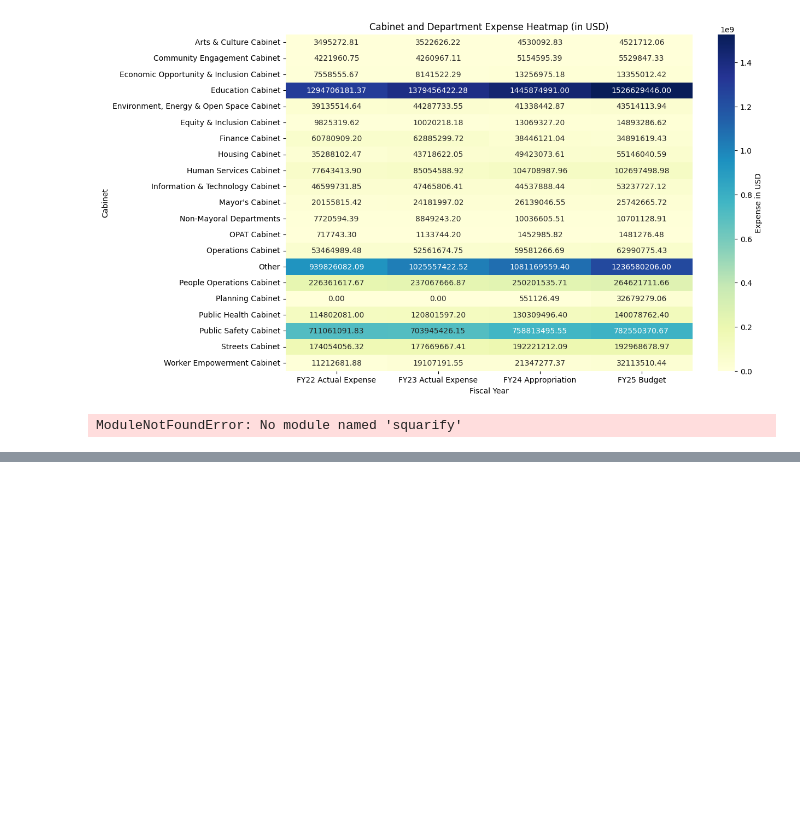
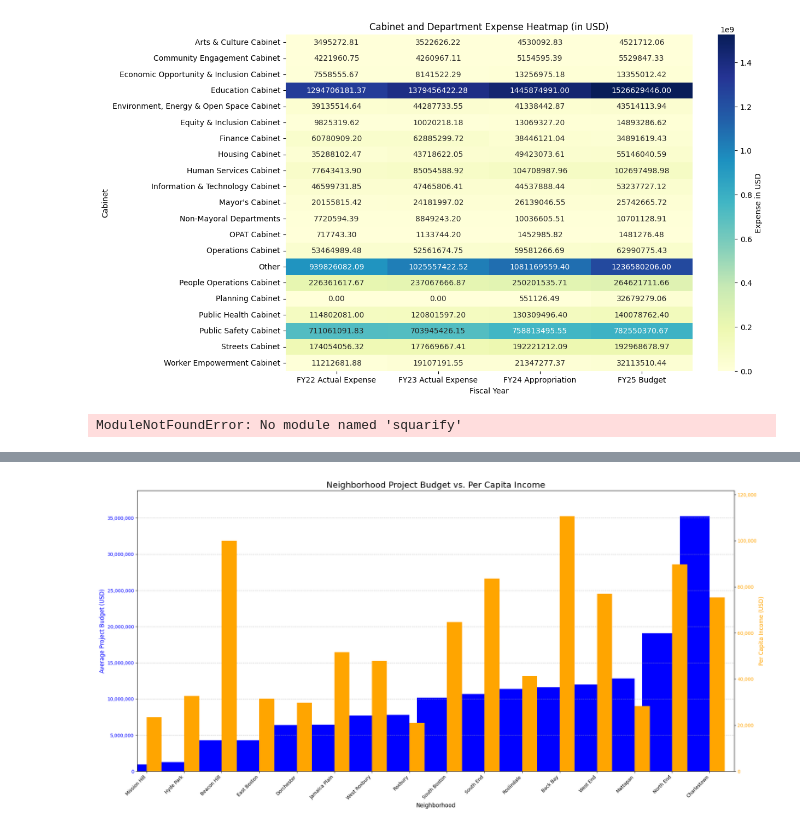
Before and after one commit to arionct/Boston-City-Budget, a Jupyter notebook: visualization.ipynb, the cells around one changed output, grey strips where cells are left out. Drawn from its saved outputs; the diff is of its cells as text; code cells hidden in the pictures; blank space fills up the shorter version.

```diff
--- a/visualization.ipynb
+++ b/visualization.ipynb
@@ -306,0 +326,65 @@ print(neighborhood_budg.apply(lambda x: f"{x:,.2f}")) #Formats float to two deci
+# %%
+# Load and clean neighborhood income data
+npi = pd.read_csv('./data/2015-2019_neighborhood_tables_2021.12.21.csv')
+npi.columns = ['Neighborhood', 'Total Population', 'Income', 'Per Capita Income']
+npi = npi[['Neighborhood', 'Total Population', 'Income', 'Per Capita Income']].dropna()
+npi = npi.iloc[3:].reset_index(drop=True)
+npi['Total Population'] = npi['Total Population'].str.replace(',', '').astype(int)
+npi['Income'] = npi['Income'].str.replace(',', '').str.replace('$', '').astype(float)
+npi['Per Capita Income'] = npi['Per Capita Income'].str.replace(',', '').str.replace('$', '').astype(float)
+
+# Load and calculate neighborhood budget data
+
+
+# Merge the two datasets
+combined_df = pd.DataFrame({
+    'Project Budget': neighborhood_budg,
+    'Per Capita Income': npi.set_index('Neighborhood')['Per Capita Income']
+}).dropna()  # Ensure no NaN values
+
+# Sort by Project Budget in ascending order
+combined_df = combined_df.sort_values(by='Project Budget', ascending=True)
+
+# Create figure and bar chart with dual y-axis
+fig, ax1 = plt.subplots(figsize=(20, 10))  # Increase width for more spacing
+
+# Plot Project Budget on primary y-axis
+combined_df['Project Budget'].plot(kind='bar', color='blue', ax=ax1, width=0.8, position=1)
+ax1.set_ylabel('Average Project Budget (USD)', fontsize=12, color='blue')
+ax1.tick_params(axis='y', labelcolor='blue')
+ax1.set_ylim(0, combined_df['Project Budget'].max() * 1.1)
+ax1.grid(axis='y', linestyle='--', alpha=0.7)
+
+# Create secondary y-axis for Per Capita Income
+ax2 = ax1.twinx()
+combined_df['Per Capita Income'].plot(kind='bar', color='orange', ax=ax2, width=0.4, position=0)
+ax2.set_ylabel('Per Capita Income (USD)', fontsize=12, color='orange')
+ax2.tick_params(axis='y', labelcolor='orange')
+ax2.set_ylim(0, combined_df['Per Capita Income'].max() * 1.1)
+
+# General plot settings
+plt.title('Neighborhood Project Budget vs. Per Capita Income', fontsize=18)
+ax1.set_xlabel('Neighborhood', fontsize=12)
+ax1.set_xticks(range(len(combined_df)))
+ax1.set_xticklabels(combined_df.index, rotation=45, ha='right')
+
+# Adjust space between bars
+plt.subplots_adjust(bottom=0.2)  # Increase bottom margin to fit x-axis labels
+
+# Format y-axes with commas for large numbers
+ax1.get_yaxis().set_major_formatter(plt.FuncFormatter(lambda x, _: f'{int(x):,}'))
+ax2.get_yaxis().set_major_formatter(plt.FuncFormatter(lambda x, _: f'{int(x):,}'))
+
+plt.tight_layout()
+plt.show()
+
+#DIFFICULT TO SEE RELATIONSHIP BETWEEN NEIGHBORHOOD SPENDING AND INCOME
+
+# Disable scientific notation in Pandas
+pd.set_option('display.float_format', '{:.2f}'.format)
+
+# Calculate the spending per capita income ratio and display
+combined_df['Spending per Capita Income Ratio'] = combined_df['Project Budget'] / combined_df['Per Capita Income']
+print(combined_df[['Project Budget', 'Per Capita Income', 'Spending per Capita Income Ratio']])
+# %% [output]
+[figure, added]
```
Also changed, not shown: parts of 2 cells of this notebook.
